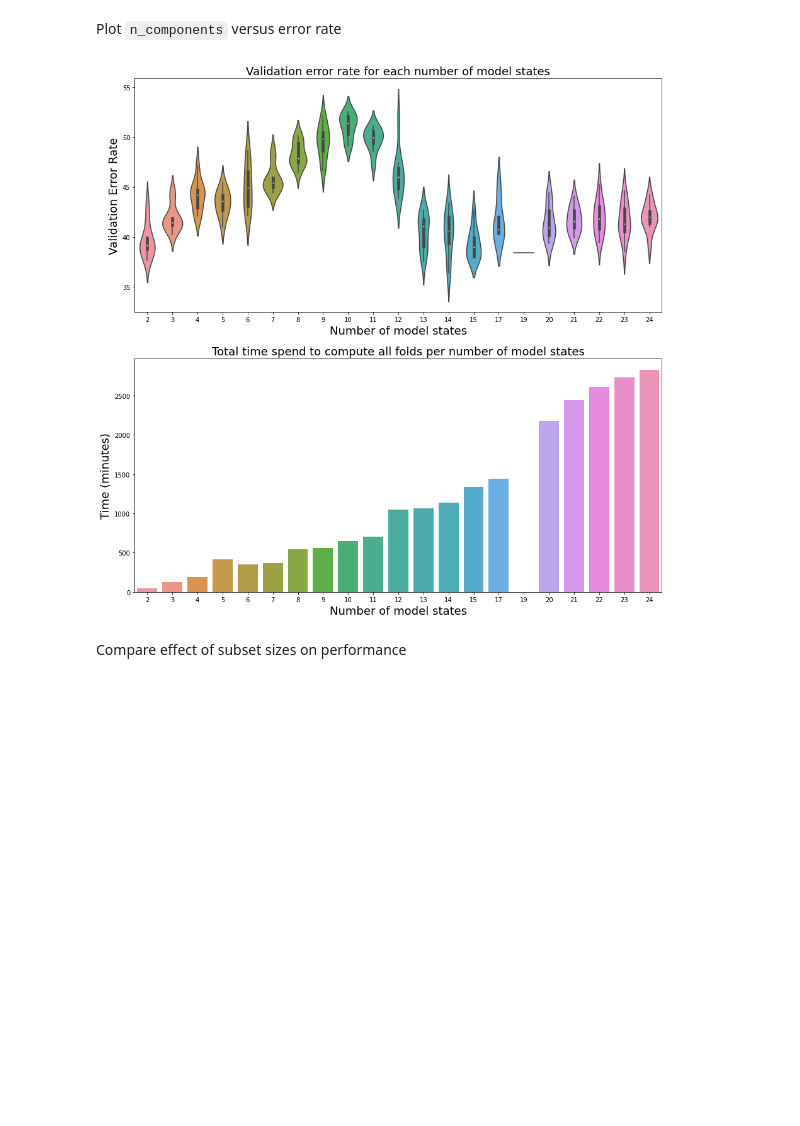
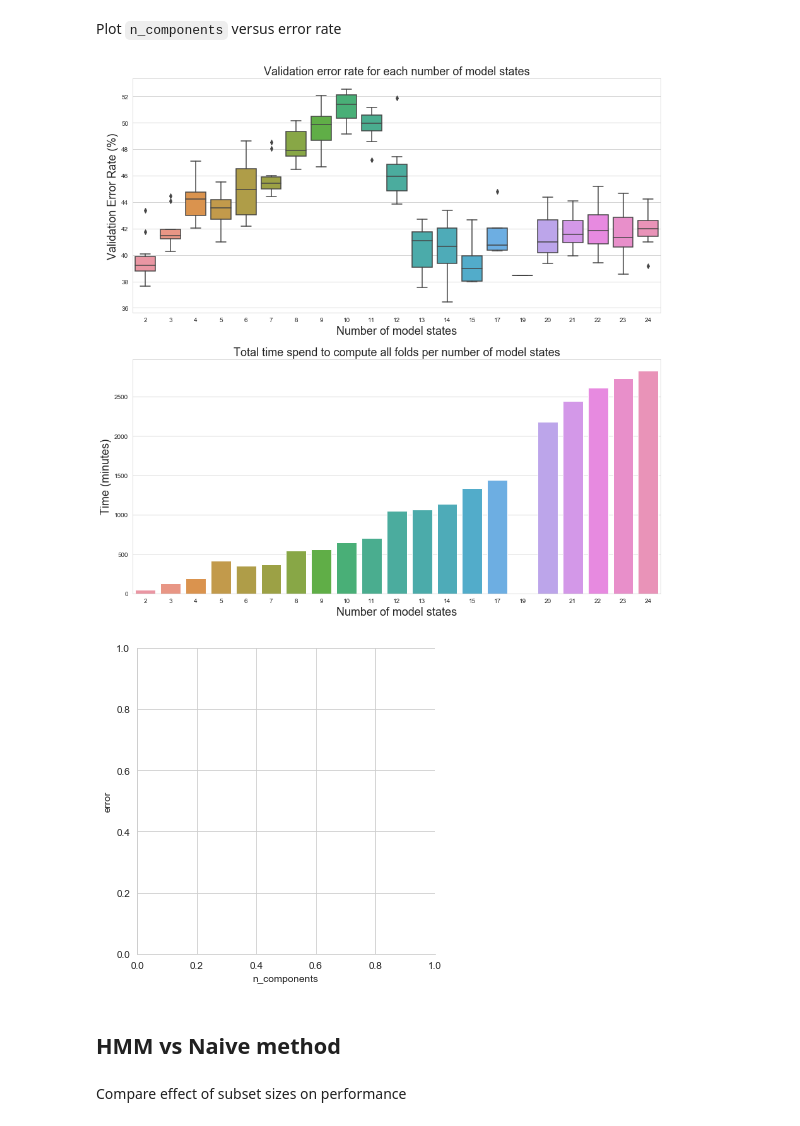
Before and after one commit to dunnkers/music-key-classification, a Jupyter notebook: src/peregrine_results.ipynb, the cells around one changed output. Cells and saved outputs as stored; diff of their text form; code cells hidden in the pictures; blank space fills up the shorter version.

Commit message:
update plots and add naive comparison

```diff
--- a/src/peregrine_results.ipynb
+++ b/src/peregrine_results.ipynb
@@ -2,6 +2,12 @@
 Collect all data
 # %%
 import pandas as pd
+import numpy as np
+import seaborn as sns
+import matplotlib.pyplot as plt
+import matplotlib.ticker as mtick
+sns.set_style("whitegrid")
+
 dfs = []
 dfs.append(pd.read_csv('../results/17824621.csv'))
 dfs.append(pd.read_csv('../results/17827845.csv'))
@@ -47,22 +53,23 @@ data['cputime (minutes)'] = to_minutes(data['cputime'])
 # %% [markdown]
 Plot `n_components` versus error rate
 # %%
-import seaborn as sns
-import matplotlib.pyplot as plt
 fig, (ax0, ax1) = plt.subplots(nrows=2, figsize=(15,15))
-sns.violinplot(data=data.loc[data.n_components > 1], x='n_components', y='error', ax=ax0)
+sns.catplot(data=data.loc[data.n_components > 1], x='n_components', y='error', ax=ax0, kind="box")
 ax0.set_title('Validation error rate for each number of model states', fontsize=18)
 ax0.set_xlabel("Number of model states", fontsize=18)
-ax0.set_ylabel("Validation Error Rate", fontsize=18)
+ax0.set_ylabel("Validation Error Rate (%)", fontsize=18)
 
 sns.barplot(data=data.loc[data.n_components > 1], x='n_components', y='walltime (minutes)', ax=ax1)
 ax1.set_title('Total time spend to compute all folds per number of model states', fontsize=18)
 ax1.set_xlabel("Number of model states", fontsize=18)
 ax1.set_ylabel("Time (minutes)", fontsize=18)
 
 # fig.suptitle("Test error and walltime for each number of model states", fontsize=14)
 plt.show()
 # %% [output]
-[figure, old version]
+[figure, new version]
+[figure, added]
+# %% [markdown]
+## HMM vs Naive method
 # %% [markdown]
 Compare effect of subset sizes on performance
```
Also changed, not shown: parts of 8 cells of this notebook.
